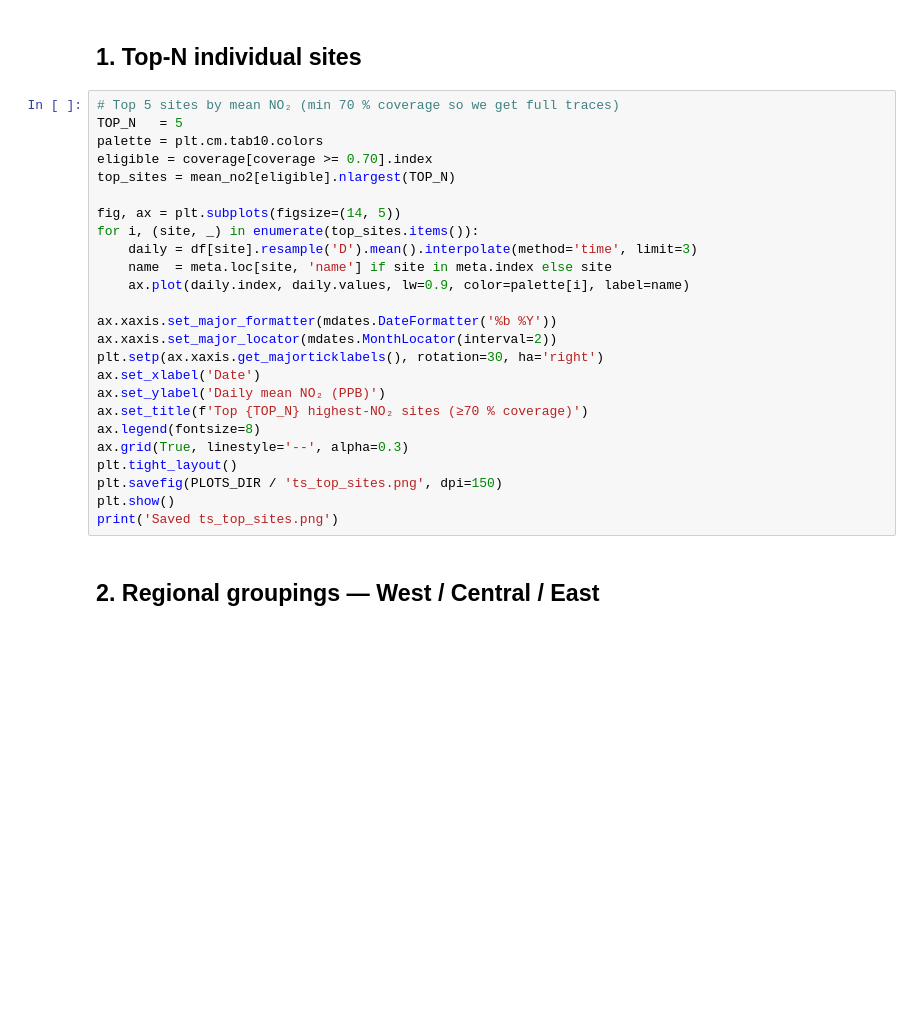
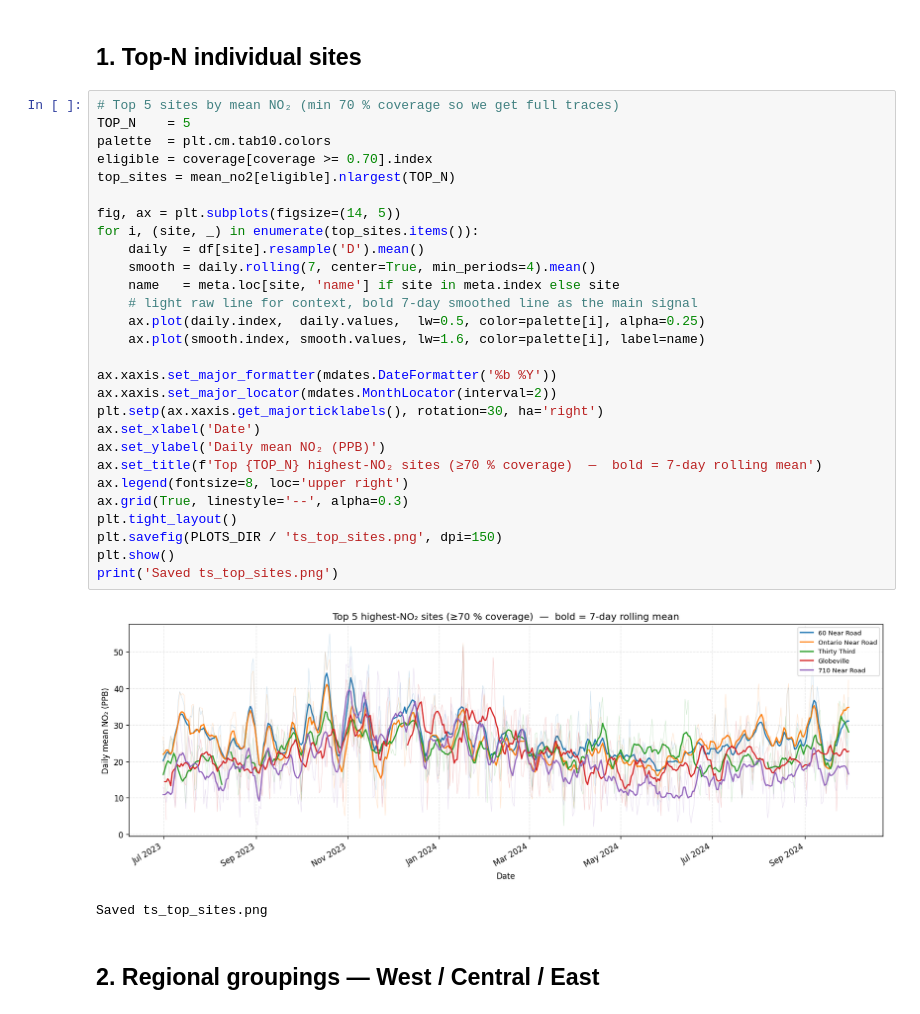
Before and after one commit to leeisabelle1118/no2-forecasting, a Jupyter notebook: notebooks/02_no2_time_series.ipynb, the cells around one changed output. Cells and saved outputs as stored; diff of their text form; blank space fills up the shorter version.

```diff
--- a/notebooks/02_no2_time_series.ipynb
+++ b/notebooks/02_no2_time_series.ipynb
@@ -45,29 +49,35 @@ print(f"Range  : {df.index[0]}  →  {df.index[-1]}")
 ## 1. Top-N individual sites
 # %%
 # Top 5 sites by mean NO₂ (min 70 % coverage so we get full traces)
-TOP_N   = 5
-palette = plt.cm.tab10.colors
+TOP_N    = 5
+palette  = plt.cm.tab10.colors
 eligible = coverage[coverage >= 0.70].index
 top_sites = mean_no2[eligible].nlargest(TOP_N)
 
 fig, ax = plt.subplots(figsize=(14, 5))
 for i, (site, _) in enumerate(top_sites.items()):
-    daily = df[site].resample('D').mean().interpolate(method='time', limit=3)
-    name  = meta.loc[site, 'name'] if site in meta.index else site
-    ax.plot(daily.index, daily.values, lw=0.9, color=palette[i], label=name)
+    daily  = df[site].resample('D').mean()
+    smooth = daily.rolling(7, center=True, min_periods=4).mean()
+    name   = meta.loc[site, 'name'] if site in meta.index else site
+    # light raw line for context, bold 7-day smoothed line as the main signal
+    ax.plot(daily.index,  daily.values,  lw=0.5, color=palette[i], alpha=0.25)
+    ax.plot(smooth.index, smooth.values, lw=1.6, color=palette[i], label=name)
 
 ax.xaxis.set_major_formatter(mdates.DateFormatter('%b %Y'))
 ax.xaxis.set_major_locator(mdates.MonthLocator(interval=2))
 plt.setp(ax.xaxis.get_majorticklabels(), rotation=30, ha='right')
 ax.set_xlabel('Date')
 ax.set_ylabel('Daily mean NO₂ (PPB)')
-ax.set_title(f'Top {TOP_N} highest-NO₂ sites (≥70 % coverage)')
-ax.legend(fontsize=8)
+ax.set_title(f'Top {TOP_N} highest-NO₂ sites (≥70 % coverage)  —  bold = 7-day rolling mean')
+ax.legend(fontsize=8, loc='upper right')
 ax.grid(True, linestyle='--', alpha=0.3)
 plt.tight_layout()
 plt.savefig(PLOTS_DIR / 'ts_top_sites.png', dpi=150)
 plt.show()
 print('Saved ts_top_sites.png')
+# %% [output]
+[figure, added]
+Saved ts_top_sites.png
 # %% [markdown]
 ## 2. Regional groupings — West / Central / East
 # %%
```
Also changed, not shown: parts of 7 cells of this notebook, 3 other files.
